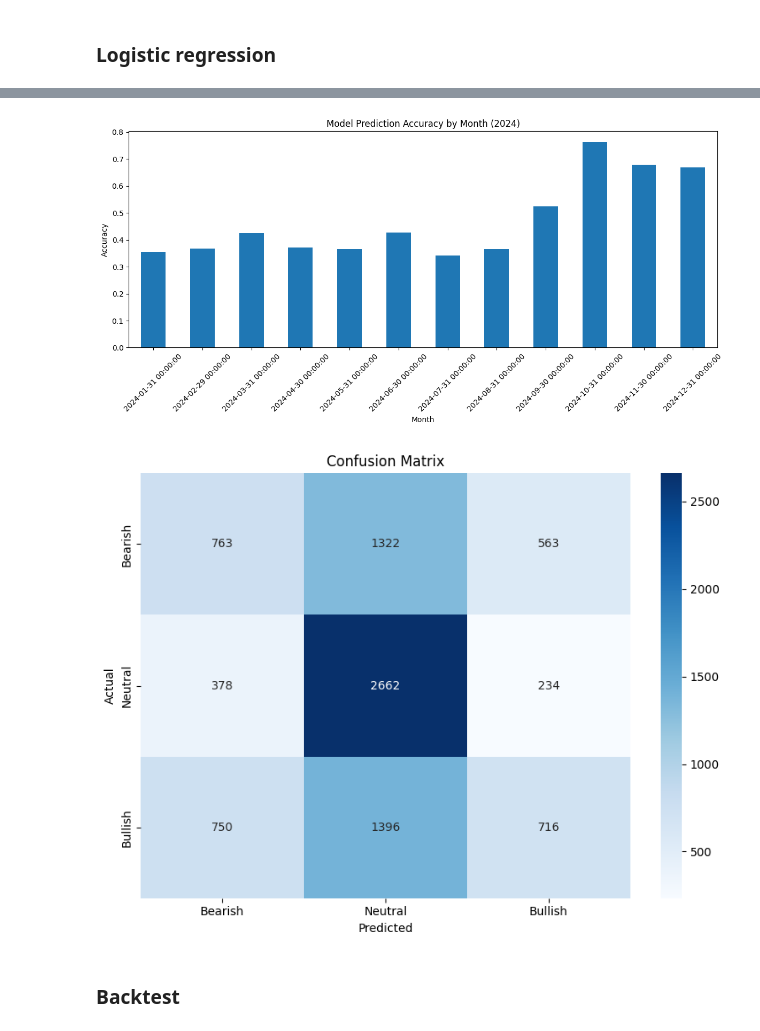
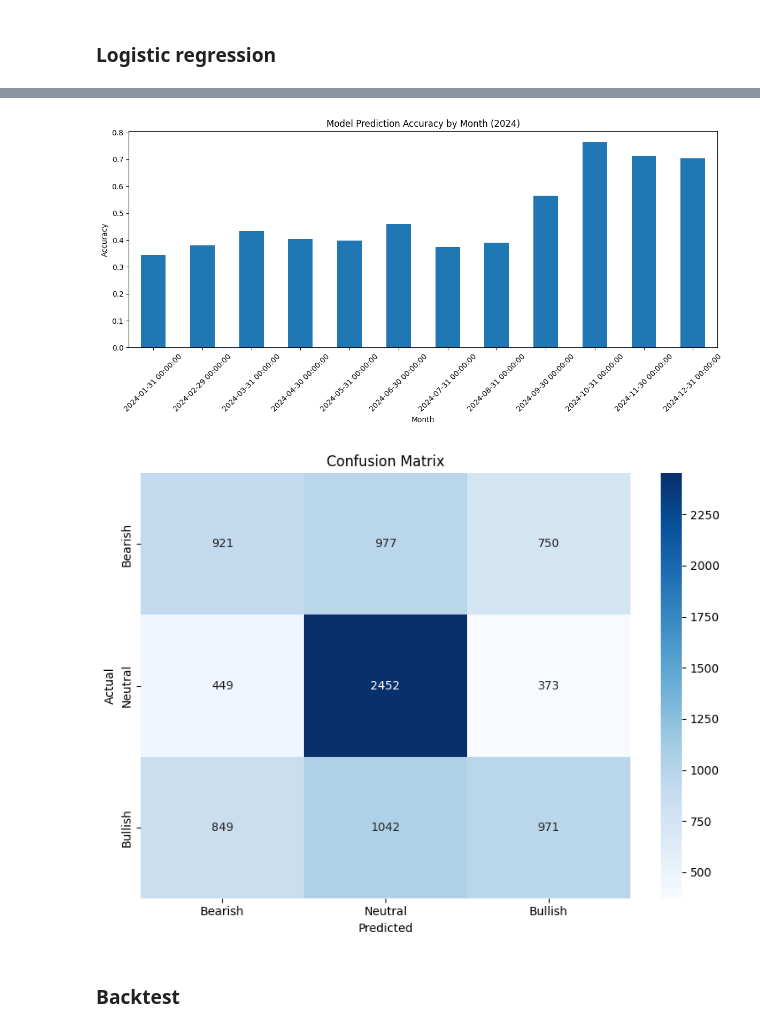
Before and after one commit to alvinku0/Bitcoin-Systematic-Strategies, a Jupyter notebook: modeling_backtesting/LR/LR_v1.ipynb, the cells around one changed output, grey strips where cells are left out. Cells and saved outputs as stored; diff of their text form; code cells hidden in the pictures.

Commit message:
updated feature engineering

```diff
--- a/modeling_backtesting/LR/LR_v1.ipynb
+++ b/modeling_backtesting/LR/LR_v1.ipynb
@@ -164,2 +19,2 @@ df.drop(columns=reddit_col, inplace=True)
 # %%
-df.to_parquet("../data/full_dataset_feature_engineering_v1.parquet", index=True)
+df = pd.read_parquet("../data/full_dataset_feature_engineering_v2.parquet")
@@ -209,7 +46,7 @@ pipeline = Pipeline([
     ('model', LogisticRegression(
         penalty='l1',         # L1 regularization for feature selection
         solver='saga',       # Optimizer for L1 regularization
-        max_iter=5000,       # Ensure convergence
+        max_iter=8000,
         random_state=42,
         class_weight='balanced'  # Handle class imbalance if exists
     ))
@@ -352,41 +189,44 @@ df_test.loc[:, 'predicted_class'] = y_pred
 df_test.loc[:, 'prob_bearish'] = y_proba_full[:, 0]
 df_test.loc[:, 'prob_neutral'] = y_proba_full[:, 1]
 df_test.loc[:, 'prob_bullish'] = y_proba_full[:, 2]
+
+# Define the mapping from numerical target to labels
+target_map = {0: 'Bearish', 1: 'Neutral', 2: 'Bullish'}
 
 # Map target values to more descriptive labels
 df_test.loc[:, 'actual_label'] = df_test['target'].map(target_map)
 df_test.loc[:, 'predicted_label'] = df_test['predicted_class'].map(target_map)
 
 # Calculate whether the prediction was correct
 df_test.loc[:, 'correct_prediction'] = (df_test['target'] == df_test['predicted_class']).astype(int)
 
 # Calculate monthly accuracy
 monthly_accuracy = df_test.resample('ME')['correct_prediction'].mean()
 
 # Plot monthly accuracy
 plt.figure(figsize=(12, 6))
 monthly_accuracy.plot(kind='bar')
 plt.title('Model Prediction Accuracy by Month (2024)')
 plt.ylabel('Accuracy')
 plt.xlabel('Month')
 plt.xticks(rotation=45)
 plt.tight_layout()
 plt.show()
 
 # Show confusion matrix
 conf_matrix = confusion_matrix(df_test['target'], df_test['predicted_class'])
 plt.figure(figsize=(8, 6))
 sns.heatmap(conf_matrix, annot=True, fmt='d', cmap='Blues',
       xticklabels=['Bearish', 'Neutral', 'Bullish'],
       yticklabels=['Bearish', 'Neutral', 'Bullish'])
 plt.title('Confusion Matrix')
 plt.ylabel('Actual')
 plt.xlabel('Predicted')
 plt.tight_layout()
 plt.show()
 # %% [output]
-[figure, old version]
+[figure, new version]
-[figure, old version]
+[figure, new version]
 # %% [markdown]
 ### Backtest
 # %%
```
Also changed, not shown: parts of 24 cells of this notebook, 6 other files.
